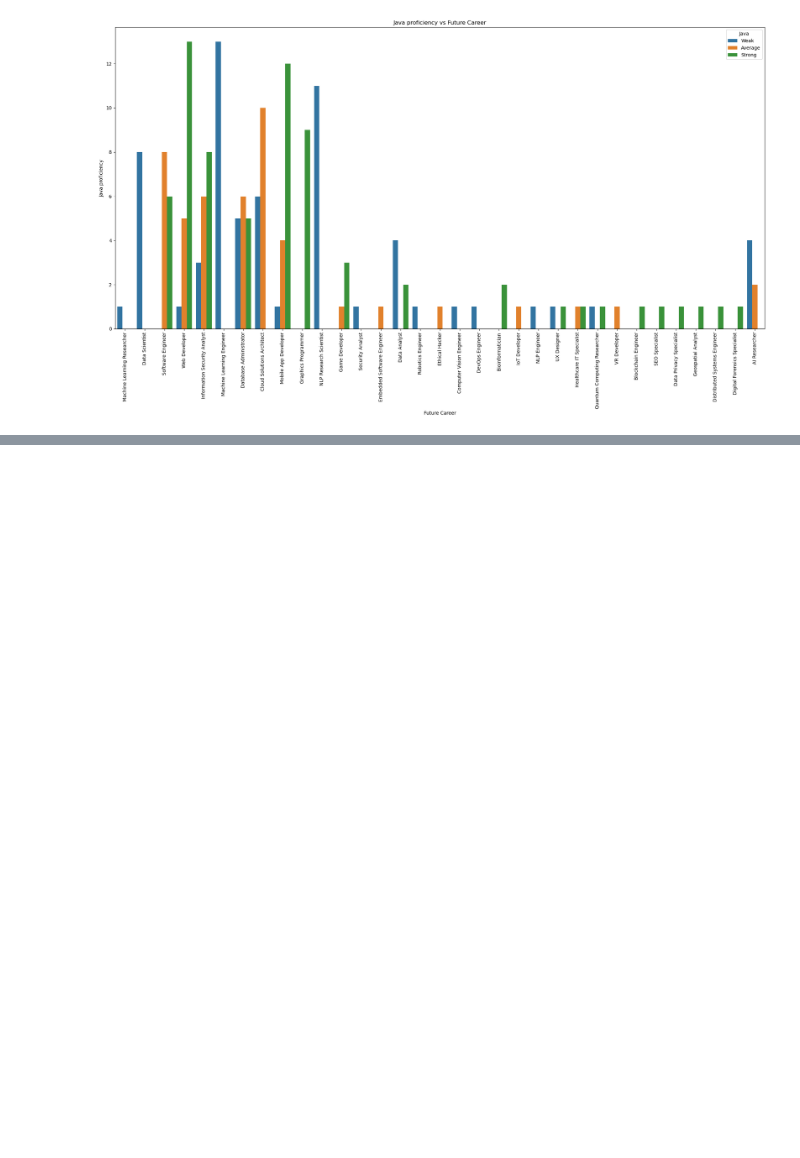
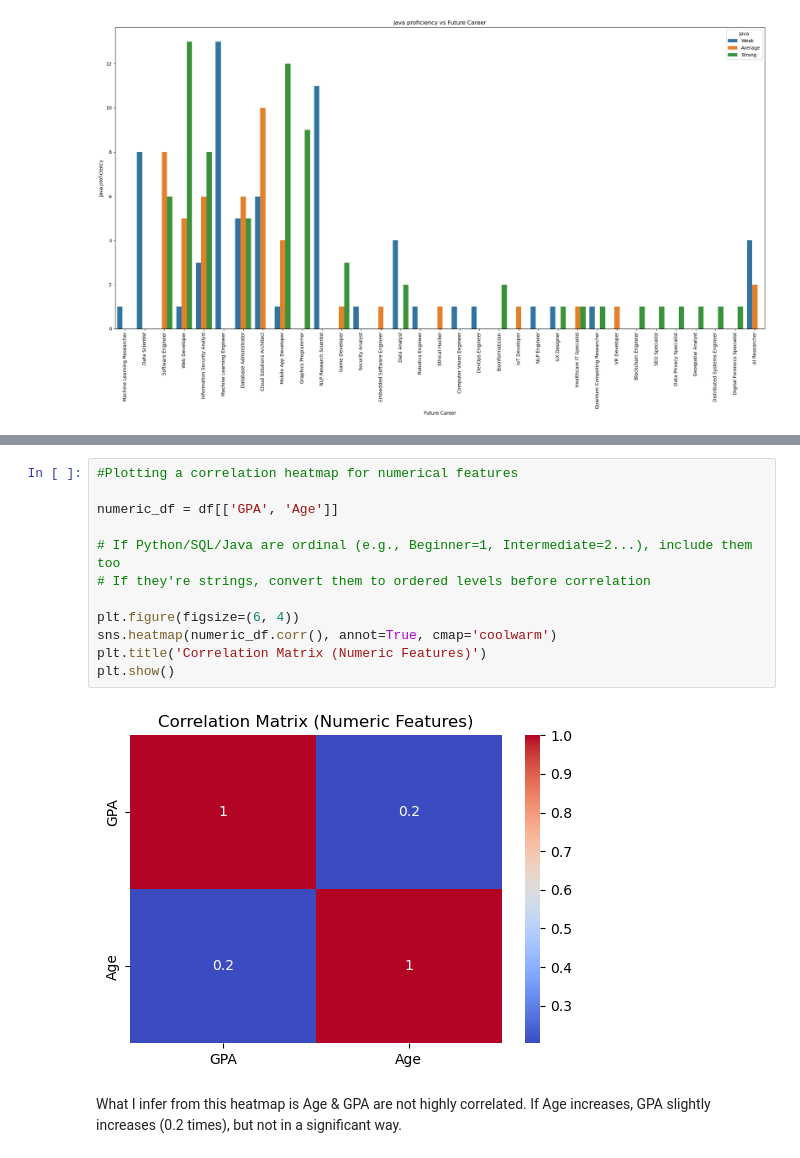
Before and after one commit to pegasus991/career-counsellor-ml, a Jupyter notebook: notebooks/EDA.ipynb, the cells around one changed output, grey strips where cells are left out. Drawn from its saved outputs; the diff is of its cells as text; blank space fills up the shorter version.

```diff
--- a/notebooks/EDA.ipynb
+++ b/notebooks/EDA.ipynb
@@ -308,0 +318,16 @@ Name: count, dtype: int64
+# %%
+#Plotting a correlation heatmap for numerical features
+
+numeric_df = df[['GPA', 'Age']]
+
+# If Python/SQL/Java are ordinal (e.g., Beginner=1, Intermediate=2...), include them too
+# If they're strings, convert them to ordered levels before correlation
+
+plt.figure(figsize=(6, 4))
+sns.heatmap(numeric_df.corr(), annot=True, cmap='coolwarm')
+plt.title('Correlation Matrix (Numeric Features)')
+plt.show()
+# %% [output]
+[figure, added]
+# %% [markdown]
+What I infer from this heatmap is Age & GPA are not highly correlated. If Age increases, GPA slightly increases (0.2 times), but not in a significant way.
```
Also changed, not shown: parts of 5 cells of this notebook.
